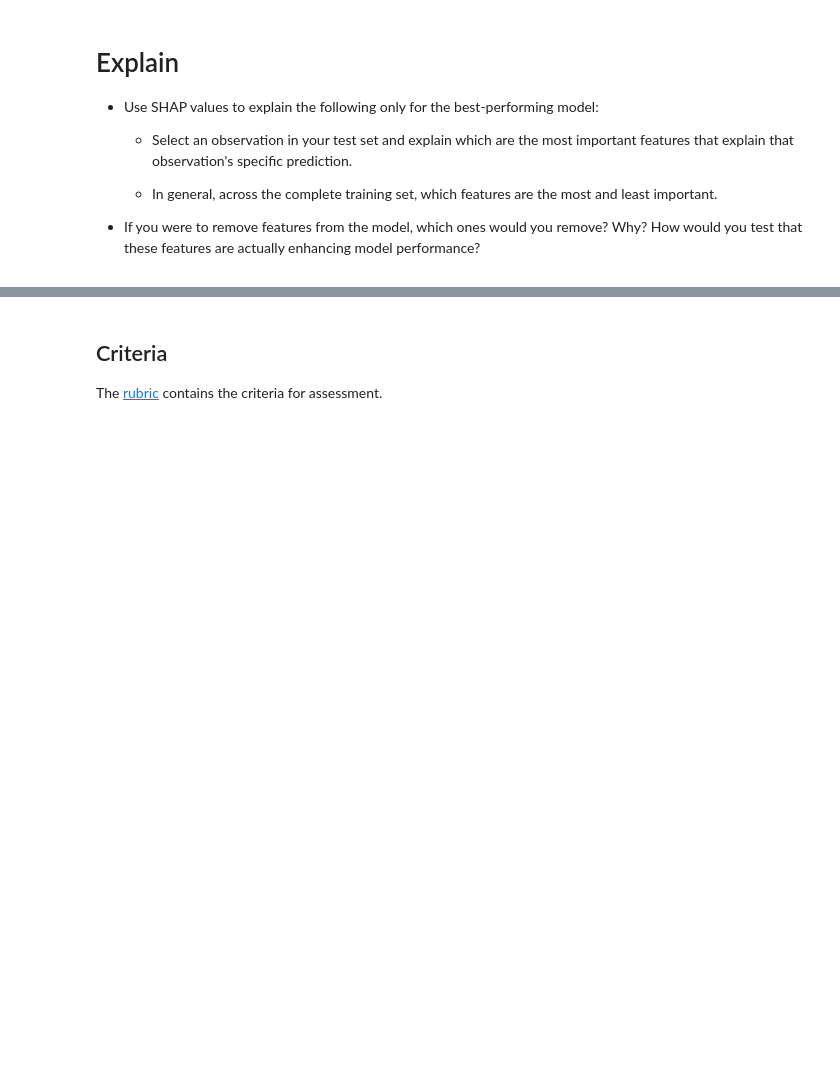
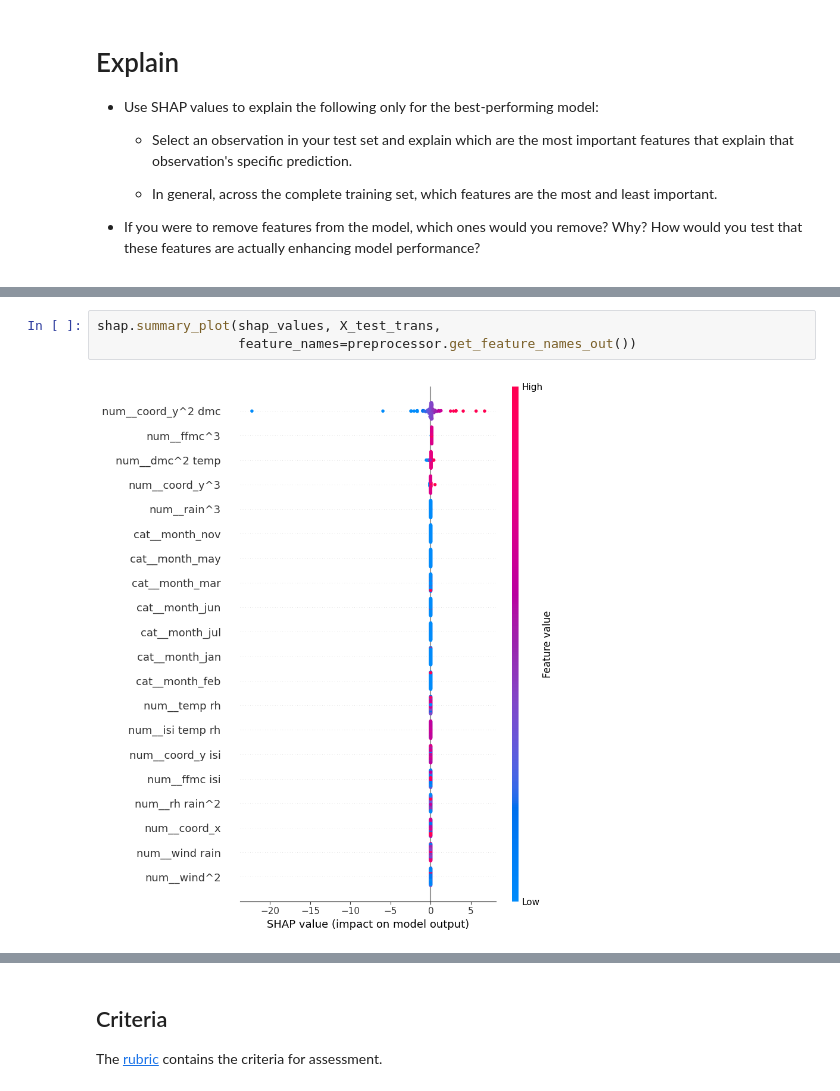
Before and after one commit to UofT-DSI/production, a Jupyter notebook: 02_activities/assignments/assignment_2.ipynb, the cells around one changed output, grey strips where cells are left out. Drawn from its saved outputs; the diff is of its cells as text; blank space fills up the shorter version.

```diff
--- a/02_activities/assignments/assignment_2.ipynb
+++ b/02_activities/assignments/assignment_2.ipynb
@@ -163,0 +496,5 @@ Create a [model pipeline](https://scikit-learn.org/stable/modules/generated/skle
+# %%
+shap.summary_plot(shap_values, X_test_trans,
+                  feature_names=preprocessor.get_feature_names_out())
+# %% [output]
+[figure, added]
```
Also changed, not shown: parts of 26 cells of this notebook, 11 other files.
